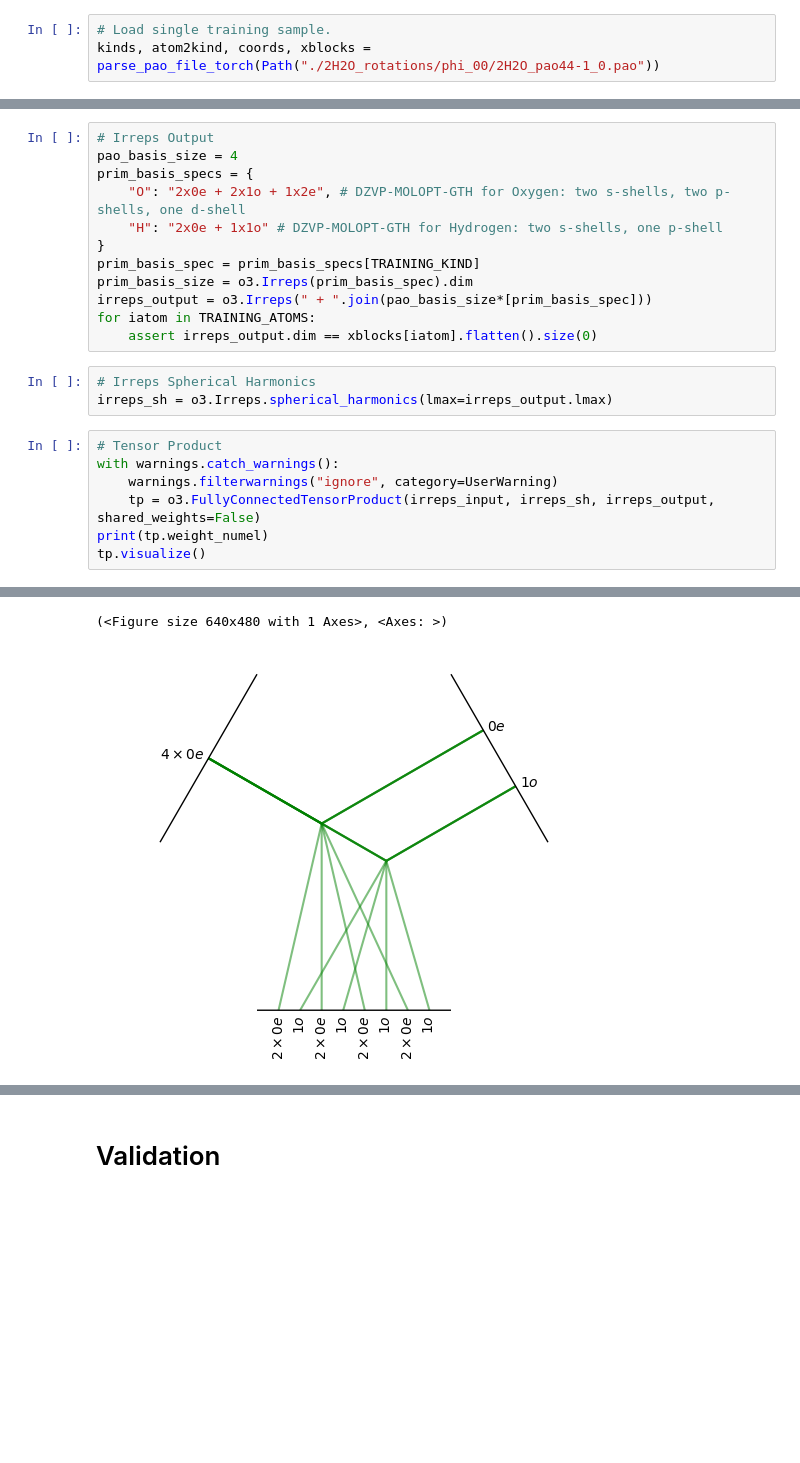
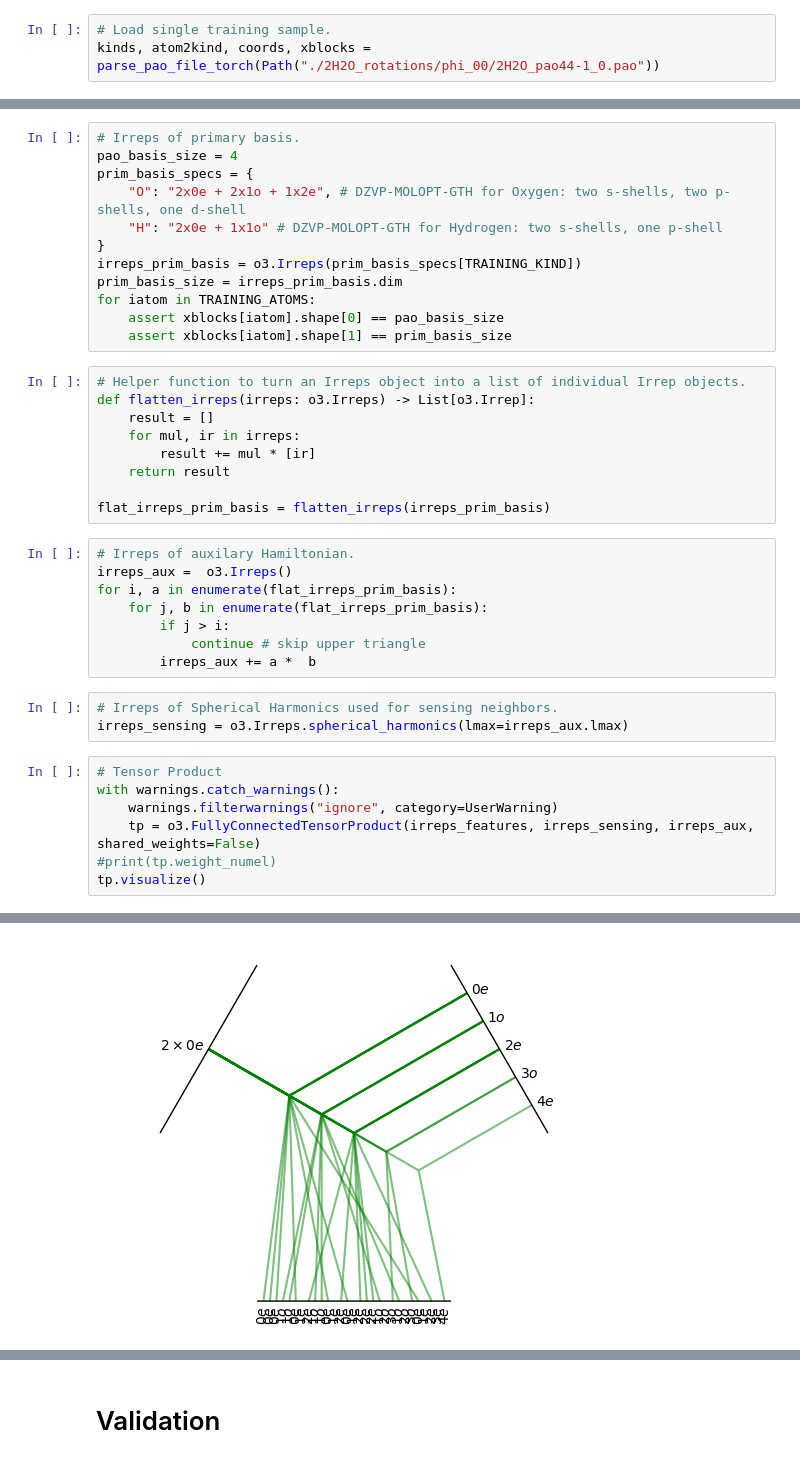
Before and after one commit to oschuett/pao_ml_equivar, a Jupyter notebook: pao_e3nn_demo.ipynb, the cells around one changed output, grey strips where cells are left out. Cells and saved outputs as stored; diff of their text form; blank space fills up the shorter version.

Commit message:
Re-introduce auxiliary Hamiltonian

```diff
--- a/pao_e3nn_demo.ipynb
+++ b/pao_e3nn_demo.ipynb
@@ -37,23 +36,40 @@ irreps_input = o3.Irreps("4x0e") # features: HH, OO, OH, HO
 # %%
-# Irreps Output
+# Irreps of primary basis.
 pao_basis_size = 4
 prim_basis_specs = {
     "O": "2x0e + 2x1o + 1x2e", # DZVP-MOLOPT-GTH for Oxygen: two s-shells, two p-shells, one d-shell
     "H": "2x0e + 1x1o" # DZVP-MOLOPT-GTH for Hydrogen: two s-shells, one p-shell
 }
-prim_basis_spec = prim_basis_specs[TRAINING_KIND]
-prim_basis_size = o3.Irreps(prim_basis_spec).dim
-irreps_output = o3.Irreps(" + ".join(pao_basis_size*[prim_basis_spec]))
+irreps_prim_basis = o3.Irreps(prim_basis_specs[TRAINING_KIND])
+prim_basis_size = irreps_prim_basis.dim
 for iatom in TRAINING_ATOMS:
-    assert irreps_output.dim == xblocks[iatom].flatten().size(0)
+    assert xblocks[iatom].shape[0] == pao_basis_size
+    assert xblocks[iatom].shape[1] == prim_basis_size
+# %%
+# Helper function to turn an Irreps object into a list of individual Irrep objects.
+def flatten_irreps(irreps: o3.Irreps) -> List[o3.Irrep]:
+    result = []
+    for mul, ir in irreps:
+        result += mul * [ir]
+    return result
+
+flat_irreps_prim_basis = flatten_irreps(irreps_prim_basis)
+# %%
+# Irreps of auxilary Hamiltonian.
+irreps_aux =  o3.Irreps()
+for i, a in enumerate(flat_irreps_prim_basis):
+    for j, b in enumerate(flat_irreps_prim_basis):
+        if j > i:
+            continue # skip upper triangle
+        irreps_aux += a *  b
 # %%
-# Irreps Spherical Harmonics
-irreps_sh = o3.Irreps.spherical_harmonics(lmax=irreps_output.lmax)
+# Irreps of Spherical Harmonics used for sensing neighbors.
+irreps_sensing = o3.Irreps.spherical_harmonics(lmax=irreps_aux.lmax)
 # %%
 # Tensor Product
 with warnings.catch_warnings():
     warnings.filterwarnings("ignore", category=UserWarning)
-    tp = o3.FullyConnectedTensorProduct(irreps_input, irreps_sh, irreps_output, shared_weights=False)
-print(tp.weight_numel)
+    tp = o3.FullyConnectedTensorProduct(irreps_features, irreps_sensing, irreps_aux, shared_weights=False)
+#print(tp.weight_numel)
 tp.visualize()
 # %% [output]
@@ -61,5 +77,4 @@ tp.visualize()
-(<Figure size 640x480 with 1 Axes>, <Axes: >)
-[figure, old version]
+[figure, new version]
 # %%
 # Perceptron
 num_distances = 10
```
Also changed, not shown: parts of 14 cells of this notebook.
